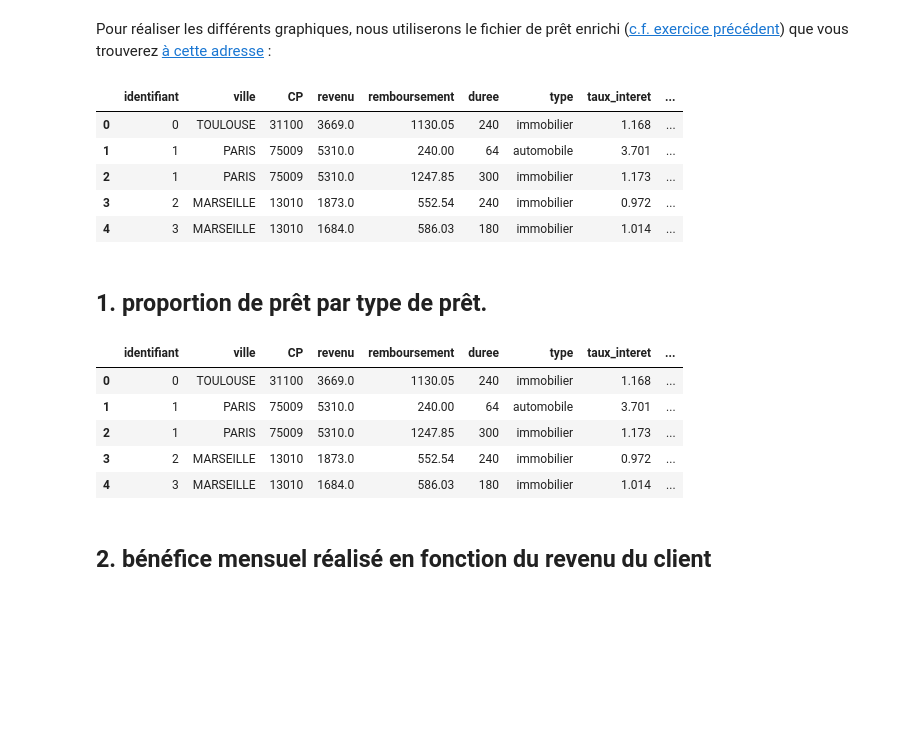
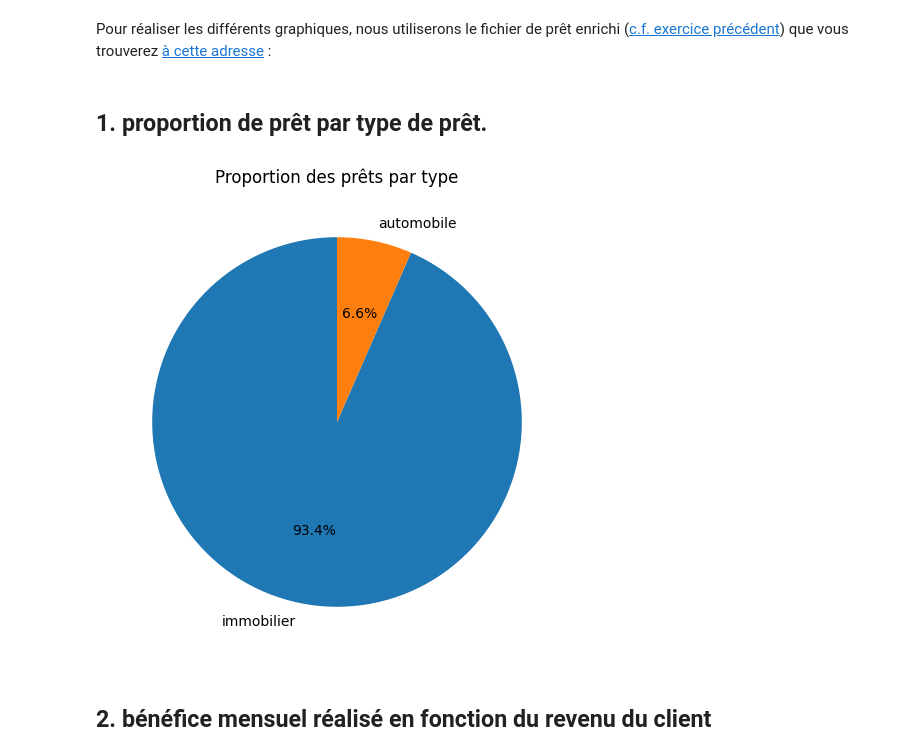
Before and after one commit to jfcwebcraft/jfcwebcraft, a Jupyter notebook: notebooks/P3/P3C2 - Tracez des graphiques avec Matplotlib.ipynb, the cells around one changed output. Drawn from its saved outputs; the diff is of its cells as text; code cells hidden in the pictures; blank space fills up the shorter version.

```diff
--- a/notebooks/P3/P3C2 - Tracez des graphiques avec Matplotlib.ipynb
+++ b/notebooks/P3/P3C2 - Tracez des graphiques avec Matplotlib.ipynb
@@ -17,32 +17,24 @@ import matplotlib.pyplot as plt
 # %% [markdown]
 Pour réaliser les différents graphiques, nous utiliserons le fichier de prêt enrichi ([c.f. exercice précédent](https://colab.research.google.com/github/OpenClassrooms-Student-Center/fr-4452741-decouvrez-les-librairies-python-pour-la-data-science/blob/main/notebooks/P2/P2C3%20-%20Filtrez%20les%20donn%C3%A9es%20du%20data%20frame%20-%20correction.ipynb)) que vous trouverez [à cette adresse](https://raw.githubusercontent.com/OpenClassrooms-Student-Center/fr-4452741-decouvrez-les-librairies-python-pour-la-data-science/main/data/prets_final.csv) :
 # %%
+# On charge le fichier FINAL qui contient la colonne 'date'
 prets = pd.read_csv('https://raw.githubusercontent.com/OpenClassrooms-Student-Center/fr-4452741-decouvrez-les-librairies-python-pour-la-data-science/main/data/prets_final.csv')
 
-prets.head()
+# On refait les calculs nécessaires
+prets['cout_total'] = prets['remboursement'] * prets['duree']
+# Note : dans prets_final, le taux s'appelle déjà 'taux_interet', pas besoin de renommer
+prets['benefices'] = round((prets['cout_total'] * prets['taux_interet']/100)/(24), 2)
-# %% [output]
-|  | identifiant | ville | CP | revenu | remboursement | duree | type | taux_interet | ... |
-| 0 | 0 | TOULOUSE | 31100 | 3669.0 | 1130.05 | 240 | immobilier | 1.168 | ... |
-| 1 | 1 | PARIS | 75009 | 5310.0 | 240.00 | 64 | automobile | 3.701 | ... |
-| 2 | 1 | PARIS | 75009 | 5310.0 | 1247.85 | 300 | immobilier | 1.173 | ... |
-| 3 | 2 | MARSEILLE | 13010 | 1873.0 | 552.54 | 240 | immobilier | 0.972 | ... |
-| 4 | 3 | MARSEILLE | 13010 | 1684.0 | 586.03 | 180 | immobilier | 1.014 | ... |
 # %% [markdown]
 ## 1. proportion de prêt par type de prêt.
 # %%
-import numpy as np
-import pandas as pd
-import matplotlib.pyplot as plt
+data = prets['type'].value_counts()
 
-prets = pd.read_csv('https://raw.githubusercontent.com/OpenClassrooms-Student-Center/fr-4452741-decouvrez-les-librairies-python-pour-la-data-science/main/data/prets_final.csv')
-prets.head()
+plt.figure(figsize=(8, 6))
+plt.pie(data, labels=data.index, autopct='%1.1f%%', startangle=90)
+plt.title("Proportion des prêts par type")
+plt.show()
 # %% [output]
-|  | identifiant | ville | CP | revenu | remboursement | duree | type | taux_interet | ... |
-| 0 | 0 | TOULOUSE | 31100 | 3669.0 | 1130.05 | 240 | immobilier | 1.168 | ... |
-| 1 | 1 | PARIS | 75009 | 5310.0 | 240.00 | 64 | automobile | 3.701 | ... |
-| 2 | 1 | PARIS | 75009 | 5310.0 | 1247.85 | 300 | immobilier | 1.173 | ... |
-| 3 | 2 | MARSEILLE | 13010 | 1873.0 | 552.54 | 240 | immobilier | 0.972 | ... |
-| 4 | 3 | MARSEILLE | 13010 | 1684.0 | 586.03 | 180 | immobilier | 1.014 | ... |
+[figure, added]
 # %% [markdown]
 ## 2. bénéfice mensuel réalisé en fonction du revenu du client
 # %%
```
Also changed, not shown: parts of 3 cells of this notebook.
